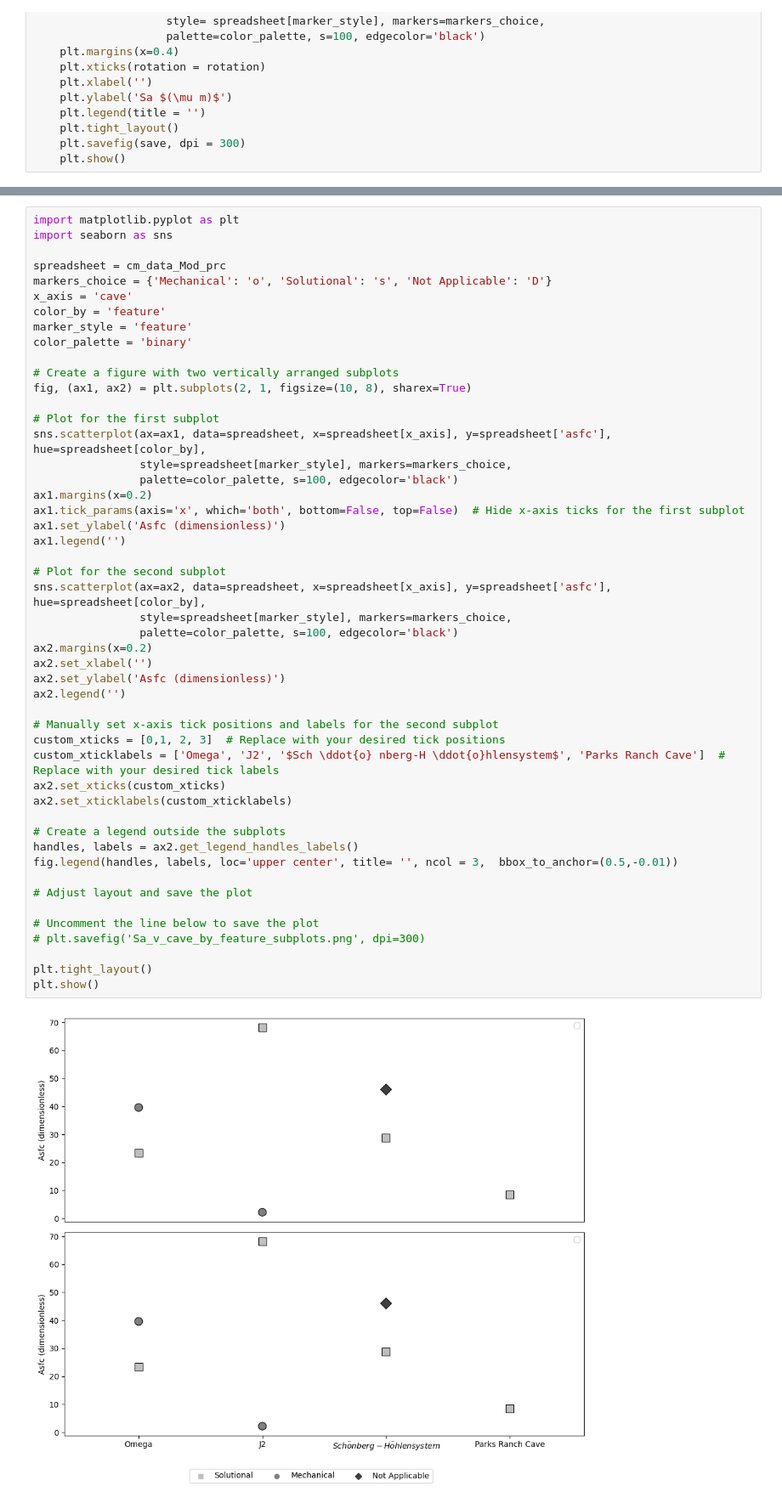
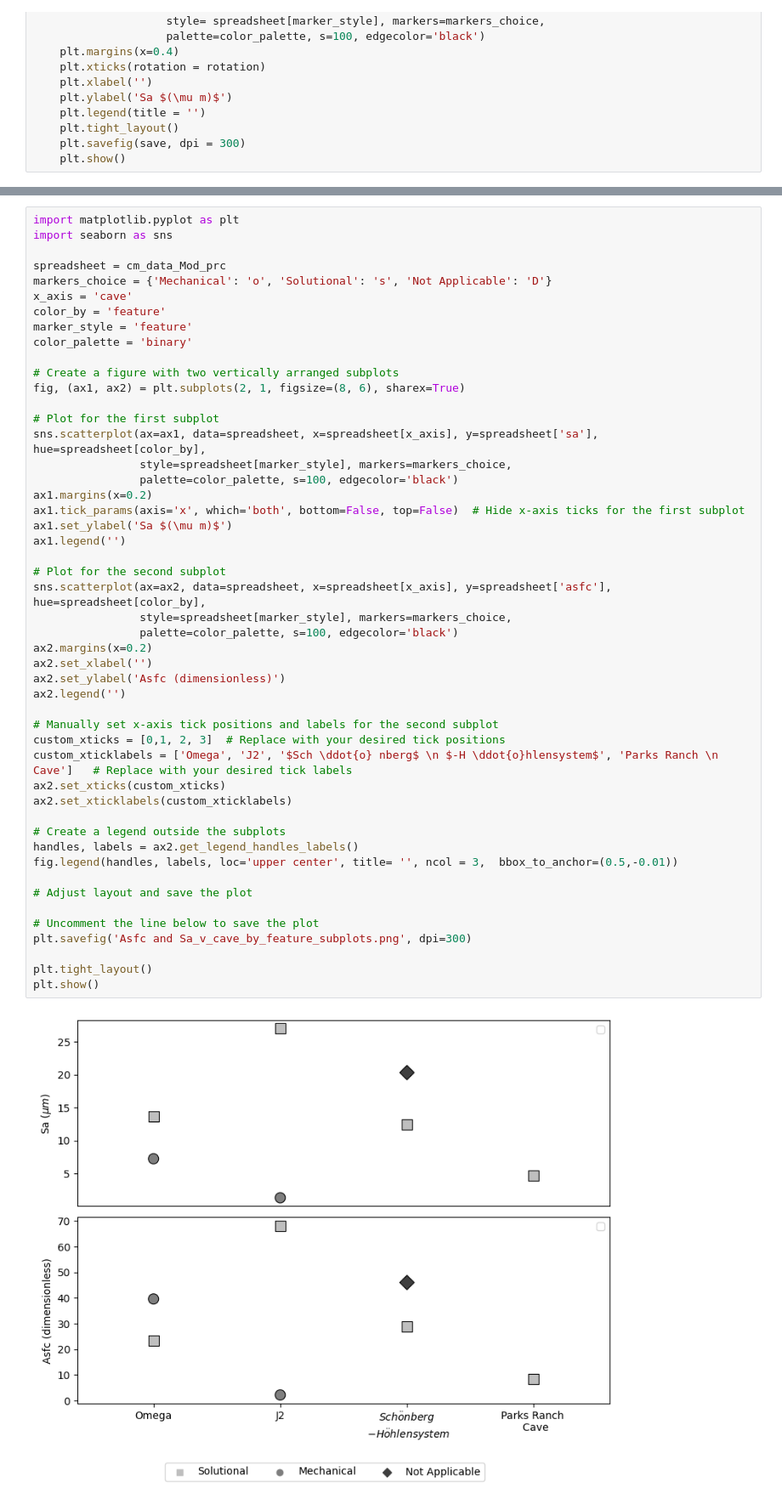
Before and after one commit to ethanoleson/Scallop_code, a Jupyter notebook: Roughness_figure/roughness2.ipynb, the cells around one changed output, grey strips where cells are left out. Shown at 85% size. Drawn from its saved outputs; the diff is of its cells as text.

```diff
--- a/Roughness_figure/roughness2.ipynb
+++ b/Roughness_figure/roughness2.ipynb
@@ -302,42 +322,42 @@ marker_style = 'feature'
 color_palette = 'binary'
 
 # Create a figure with two vertically arranged subplots
-fig, (ax1, ax2) = plt.subplots(2, 1, figsize=(10, 8), sharex=True)
+fig, (ax1, ax2) = plt.subplots(2, 1, figsize=(8, 6), sharex=True)
 
 # Plot for the first subplot
-sns.scatterplot(ax=ax1, data=spreadsheet, x=spreadsheet[x_axis], y=spreadsheet['asfc'], hue=spreadsheet[color_by],
+sns.scatterplot(ax=ax1, data=spreadsheet, x=spreadsheet[x_axis], y=spreadsheet['sa'], hue=spreadsheet[color_by],
                 style=spreadsheet[marker_style], markers=markers_choice,
                 palette=color_palette, s=100, edgecolor='black')
 ax1.margins(x=0.2)
 ax1.tick_params(axis='x', which='both', bottom=False, top=False)  # Hide x-axis ticks for the first subplot
-ax1.set_ylabel('Asfc (dimensionless)')
+ax1.set_ylabel('Sa $(\mu m)$')
 ax1.legend('')
 
 # Plot for the second subplot
 sns.scatterplot(ax=ax2, data=spreadsheet, x=spreadsheet[x_axis], y=spreadsheet['asfc'], hue=spreadsheet[color_by],
                 style=spreadsheet[marker_style], markers=markers_choice,
                 palette=color_palette, s=100, edgecolor='black')
 ax2.margins(x=0.2)
 ax2.set_xlabel('')
 ax2.set_ylabel('Asfc (dimensionless)')
 ax2.legend('')
 
 # Manually set x-axis tick positions and labels for the second subplot
 custom_xticks = [0,1, 2, 3]  # Replace with your desired tick positions
-custom_xticklabels = ['Omega', 'J2', '$Sch \ddot{o} nberg-H \ddot{o}hlensystem$', 'Parks Ranch Cave']  # Replace with your desired tick labels
+custom_xticklabels = ['Omega', 'J2', '$Sch \ddot{o} nberg$ \n $-H \ddot{o}hlensystem$', 'Parks Ranch \n Cave']   # Replace with your desired tick labels
 ax2.set_xticks(custom_xticks)
 ax2.set_xticklabels(custom_xticklabels)
 
 # Create a legend outside the subplots
 handles, labels = ax2.get_legend_handles_labels()
 fig.legend(handles, labels, loc='upper center', title= '', ncol = 3,  bbox_to_anchor=(0.5,-0.01))
 
 # Adjust layout and save the plot
 
 # Uncomment the line below to save the plot
-# plt.savefig('Sa_v_cave_by_feature_subplots.png', dpi=300)
+plt.savefig('Asfc and Sa_v_cave_by_feature_subplots.png', dpi=300)
 
 plt.tight_layout()
 plt.show()
 # %% [output]
-[figure, old version]
+[figure, new version]
```
Also changed, not shown: parts of 3 cells of this notebook, 5 other files.
